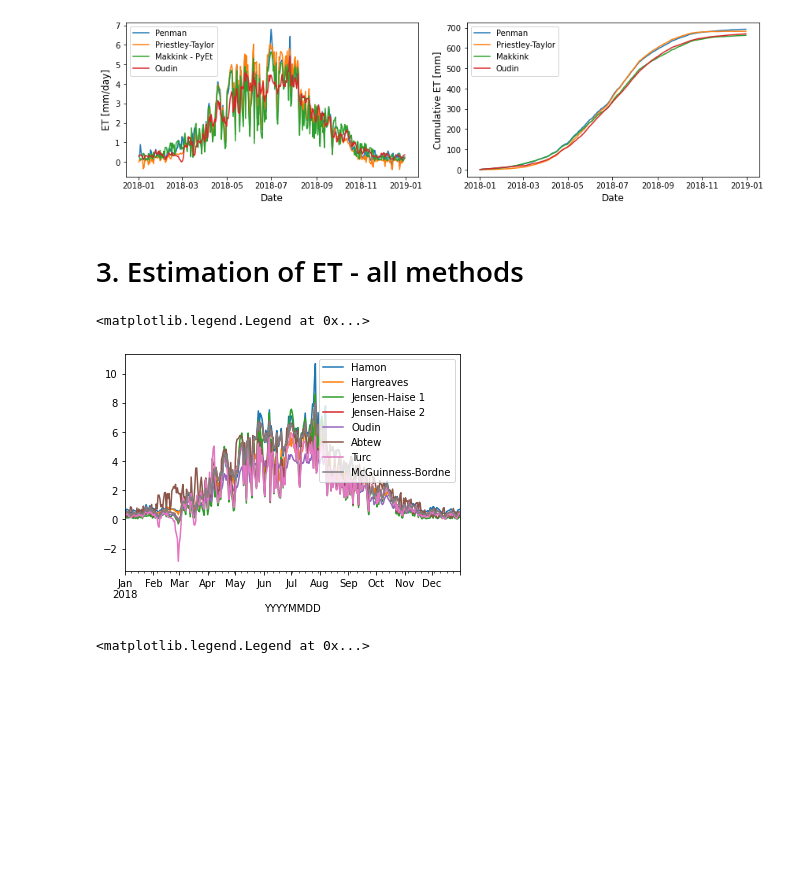
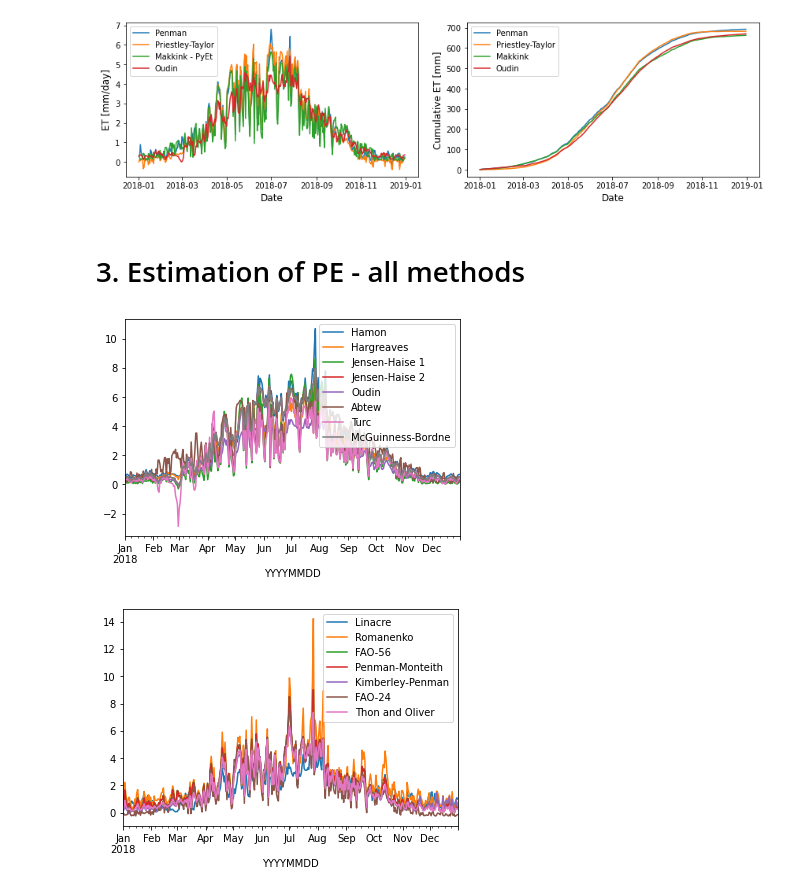
Before and after one commit to pyet-org/pyet, a Jupyter notebook: examples/example_knmi.ipynb, the cells around one changed output. Saved outputs shown, nothing was run; the diff lists cells and outputs as text; code cells hidden in the pictures; blank space fills up the shorter version.

```diff
--- a/examples/example_knmi.ipynb
+++ b/examples/example_knmi.ipynb
@@ -99,5 +99,5 @@ plt.savefig("Figure1.png", dpi=300)
 # %% [output]
 [figure]
 # %% [markdown]
-# 3. Estimation of ET - all methods
+# 3. Estimation of PE - all methods
 # %%
@@ -119,24 +119,23 @@ et_thom = pyet.thom_oliver(tmean, wind, rs=rs, elevation=4, lat=0.91, tmax=tmax,
 # %%
-et_hamon.plot(label="Hamon")
-et_har.plot(label="Hargreaves")
-et_jh1.plot(label="Jensen-Haise 1")
-et_jh2.plot(label="Jensen-Haise 2")
-et_oudin.plot(label="Oudin")
-et_abtew.plot(label="Abtew")
-et_turc.plot(label="Turc")
-et_mg.plot(label="McGuinness-Bordne")
-plt.legend()
+pe_hamon.plot(label="Hamon")
+pe_har.plot(label="Hargreaves")
+pe_jh1.plot(label="Jensen-Haise 1")
+pe_jh2.plot(label="Jensen-Haise 2")
+pe_oudin.plot(label="Oudin")
+pe_abtew.plot(label="Abtew")
+pe_turc.plot(label="Turc")
+pe_mg.plot(label="McGuinness-Bordne")
+plt.legend();
 # %% [output]
-<matplotlib.legend.Legend at 0x...>
 [figure]
 # %%
-et_linacre.plot(label="Linacre")
-et_romanenko.plot(label="Romanenko")
-et_fao56.plot(label="FAO-56")
-et_pm.plot(label="Penman-Monteith")
-et_kb.plot(label="Kimberley-Penman")
-et_fao24.plot(label="FAO-24")
-et_thom.plot(label="Thon and Oliver")
-plt.legend()
+pe_linacre.plot(label="Linacre")
+pe_romanenko.plot(label="Romanenko")
+pe_fao56.plot(label="FAO-56")
+pe_pm.plot(label="Penman-Monteith")
+pe_kb.plot(label="Kimberley-Penman")
+pe_fao24.plot(label="FAO-24")
+pe_thom.plot(label="Thon and Oliver")
+plt.legend();
 # %% [output]
-<matplotlib.legend.Legend at 0x...>
+[figure, added]
```
Also changed, not shown: parts of 7 cells of this notebook, 2 other files.
